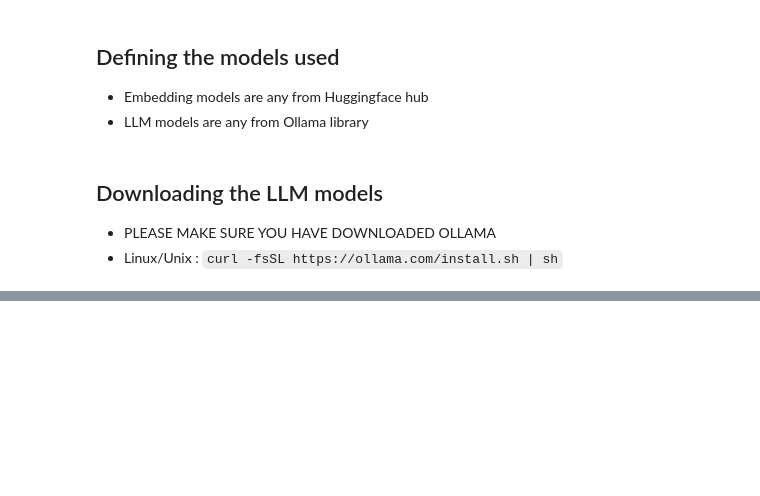
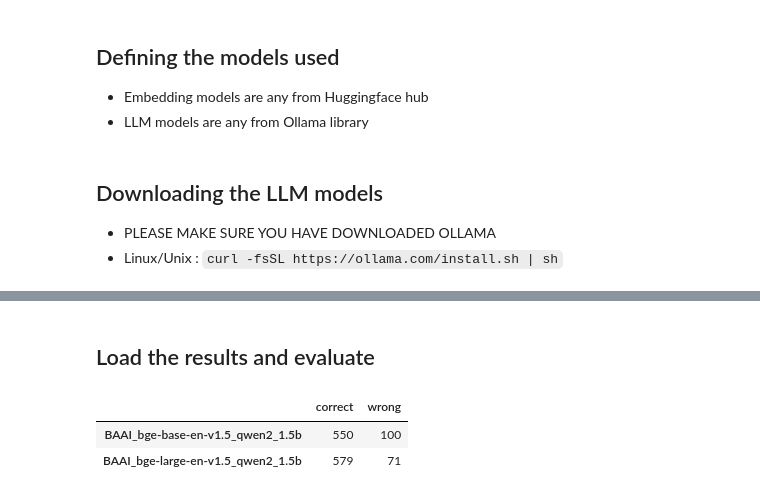
Before and after one commit to openml-labs/ai_search, a Jupyter notebook: docs/developer tutorials/train and evaluate models.ipynb, the cells around one changed output, grey strips where cells are left out. Cells and saved outputs as stored; diff of their text form; code cells hidden in the pictures; blank space fills up the shorter version.

Commit message:
wrote majority of training script, squished some bugs, got initial results

```diff
--- a/docs/developer tutorials/train and evaluate models.ipynb
+++ b/docs/developer tutorials/train and evaluate models.ipynb
@@ -123,0 +79,8 @@ def run_experiments_and_save_results(config, new_path, list_of_embedding_models,
+# %%
+with open("../../data/evaluation/merged_labels.json", "r") as f:
+    merged_labels = json.load(f)
+    # get the dataset ids we want out evaluation to be based on (these are dataset ids for the openml datasets)
+    subset_ids = list(merged_labels.keys())
+# %%
+df_queries = get_dataset_queries(subset_ids, query_templates, merged_labels)
+queries = df_queries["query"].values
@@ -123,0 +103,14 @@ def run_experiments_and_save_results(config, new_path, list_of_embedding_models,
+# %% [markdown]
+## Load the results and evaluate
+# %%
+# glob all csv files in the experiments directory
+experiment_dir = Path(f"../../data/experiments/")
+csv_files = glob.glob(str(experiment_dir / "*/results.csv"))
+# %%
+results_dict = create_results_dict(csv_files, df_queries)
+# %%
+pd.DataFrame.from_dict(results_dict, orient='index')
+# %% [output]
+|  | correct | wrong |
+| BAAI_bge-base-en-v1.5_qwen2_1.5b | 550 | 100 |
+| BAAI_bge-large-en-v1.5_qwen2_1.5b | 579 | 71 |
```
Also changed, not shown: parts of 14 cells of this notebook, 7 other files.
